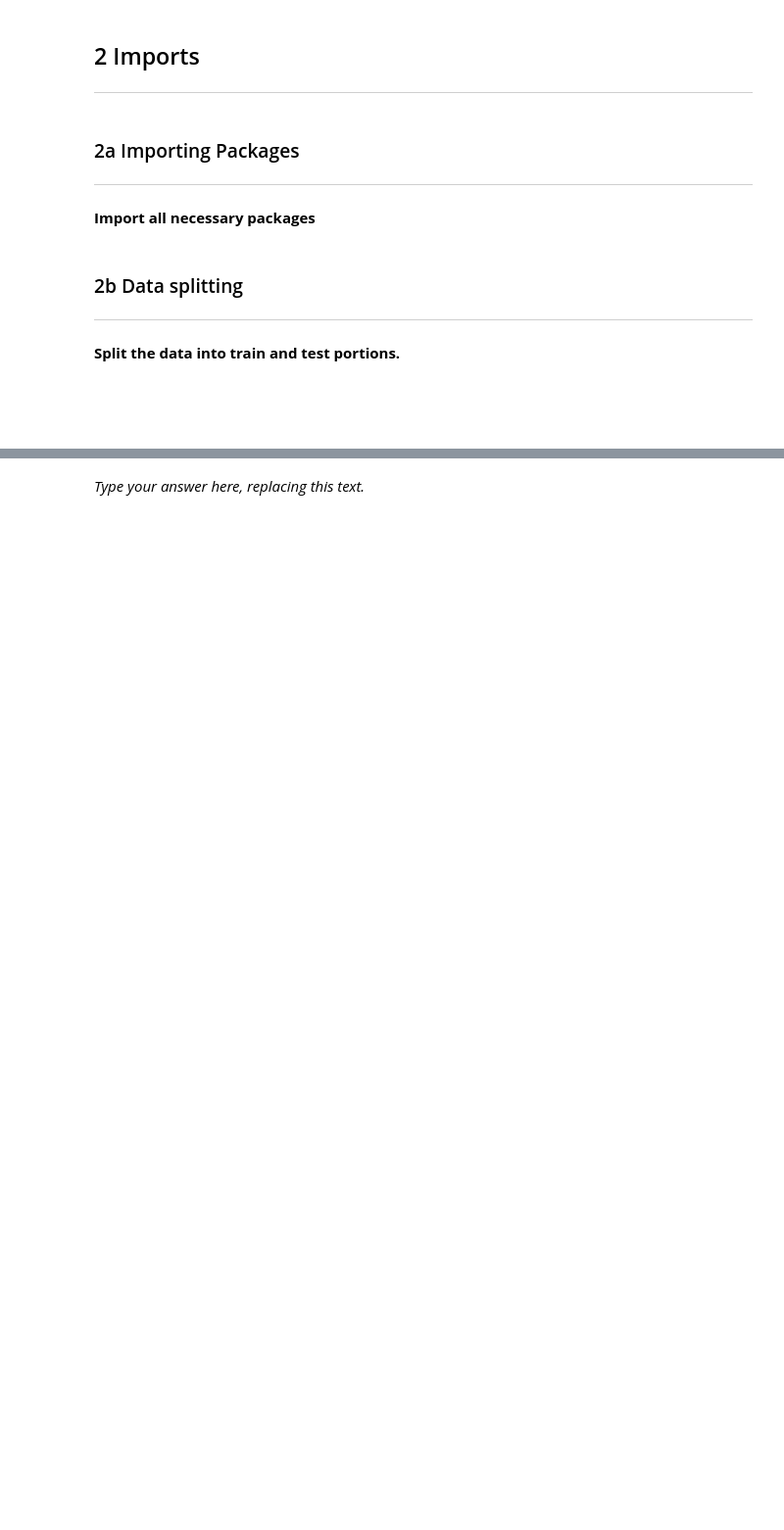
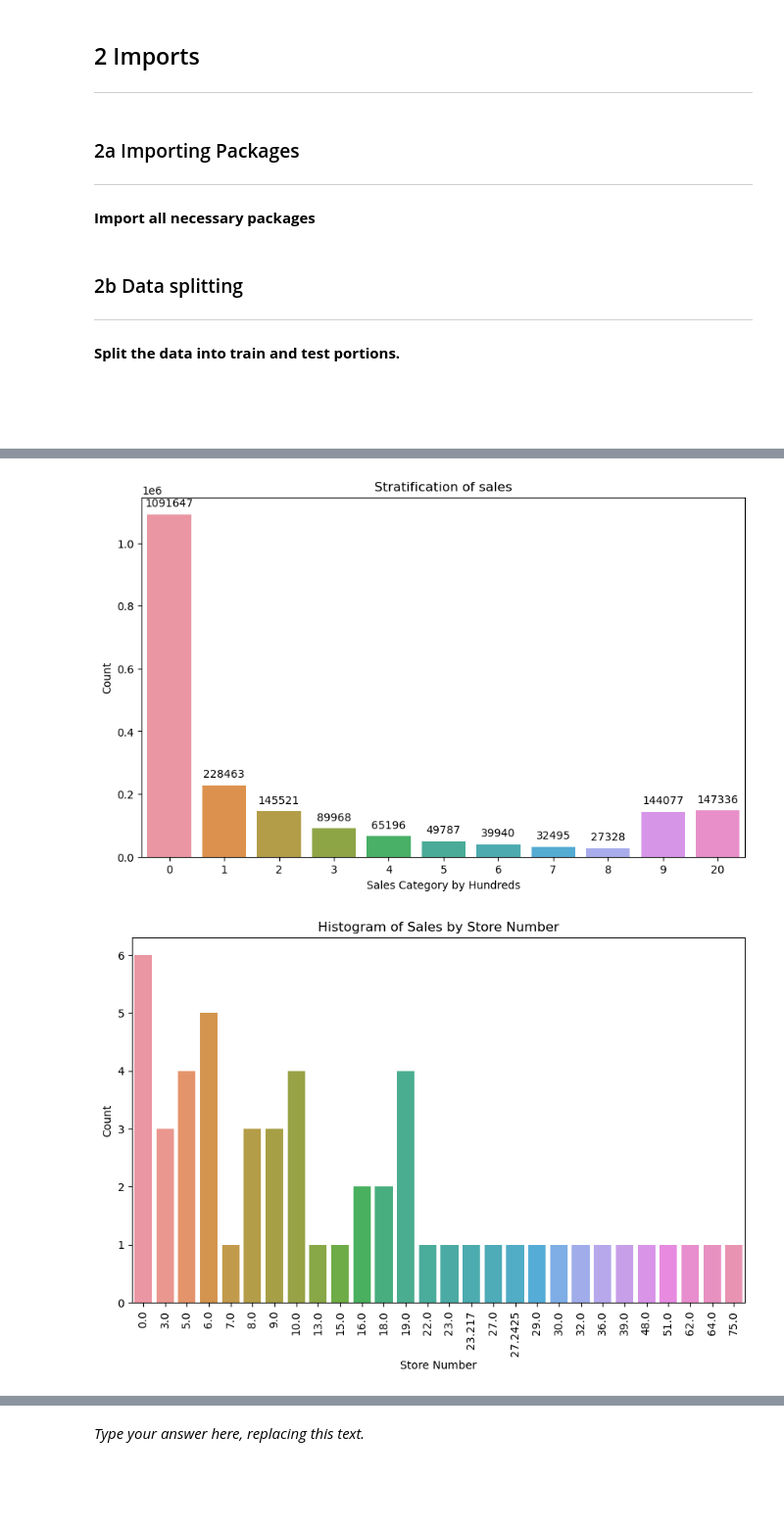
Before and after one commit to saraprettyman/Machine_Learning_Financial_Forcasting, a Jupyter notebook: project_submission.ipynb, the cells around one changed output, grey strips where cells are left out. Shown at 98% size. Saved outputs shown, nothing was run; the diff lists cells and outputs as text; code cells hidden in the pictures; blank space fills up the shorter version.

```diff
--- a/project_submission.ipynb
+++ b/project_submission.ipynb
@@ -80,0 +200,47 @@ test_df = pd.read_csv('data/test.csv')
+# %%
+# Create a new column 'sales_category' to stratify the sales into 10 categories
+strat_df = train_df.copy(deep=True)
+strat_df['sales_category'] = pd.cut(strat_df['sales'], bins=[0, 100, 200, 300, 400, 500, 600, 700, 800, 900, 2000, np.inf], labels=[0, 1, 2, 3, 4, 5, 6, 7, 8, 9, 20])
+
+strat_df = strat_df.dropna(subset=['sales_category'])
+strat_df['sales_category'] = strat_df['sales_category'].astype(int)
+
+# Plot the stratification of sales to see if there is a significant outliers
+plt.figure(figsize=(10, 6))
+ax = sns.countplot(x='sales_category', data=strat_df)
+plt.title('Stratification of sales')
+plt.xlabel('Sales Category by Hundreds')
+plt.ylabel('Count')
+for p in ax.patches:
+    ax.annotate(format(p.get_height(), '.0f'),
+                (p.get_x() + p.get_width() / 2., p.get_height()),
+                ha = 'center',
+                va = 'center',
+                xytext = (0, 10),
+                textcoords = 'offset points')
+plt.show()
+
+# Plot a histogram of sales by family
+store_sales = train_df.groupby('store_nbr')['sales'].median()
+plt.figure(figsize=(10, 6))
+ax = sns.countplot(x=store_sales.index, data=store_sales)
+plt.title('Histogram of Sales by Store Number')
+plt.xlabel('Store Number')
+plt.ylabel('Count')
+plt.xticks(rotation=90)
+plt.show()
+
+# Plot a histogram of family onpromotion values
+promotion_family = train_df[train_df['onpromotion'] != 0].groupby('family')['onpromotion'].count().reset_index()
+
+# Plot a bar plot of promotions by family
+plt.figure(figsize=(10, 6))
+ax = sns.barplot(x="family", y="onpromotion", data=promotion_family)
+plt.title('Histogram of Onpromotion by Family')
+plt.xlabel('Family')
+plt.ylabel('Count of Promotions')
+plt.xticks(rotation=90)
+plt.show()
+# %% [output]
+[figure, added]
+[figure, added]
```
Also changed, not shown: parts of 50 cells of this notebook.
